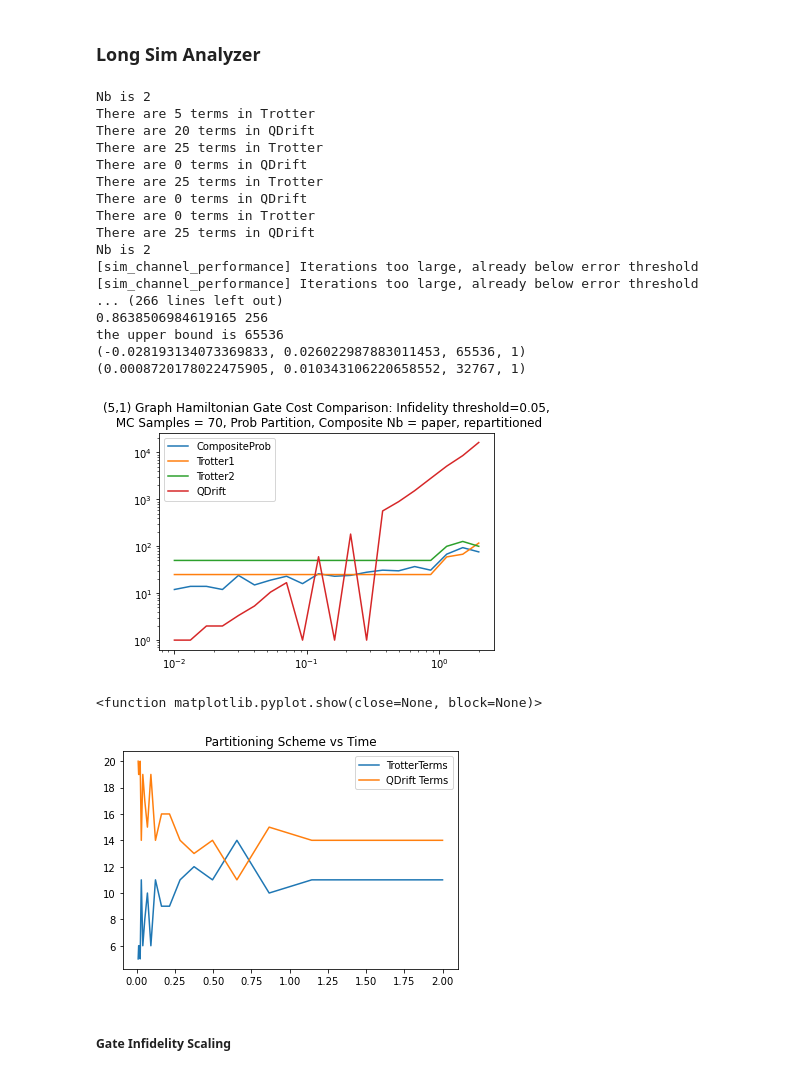
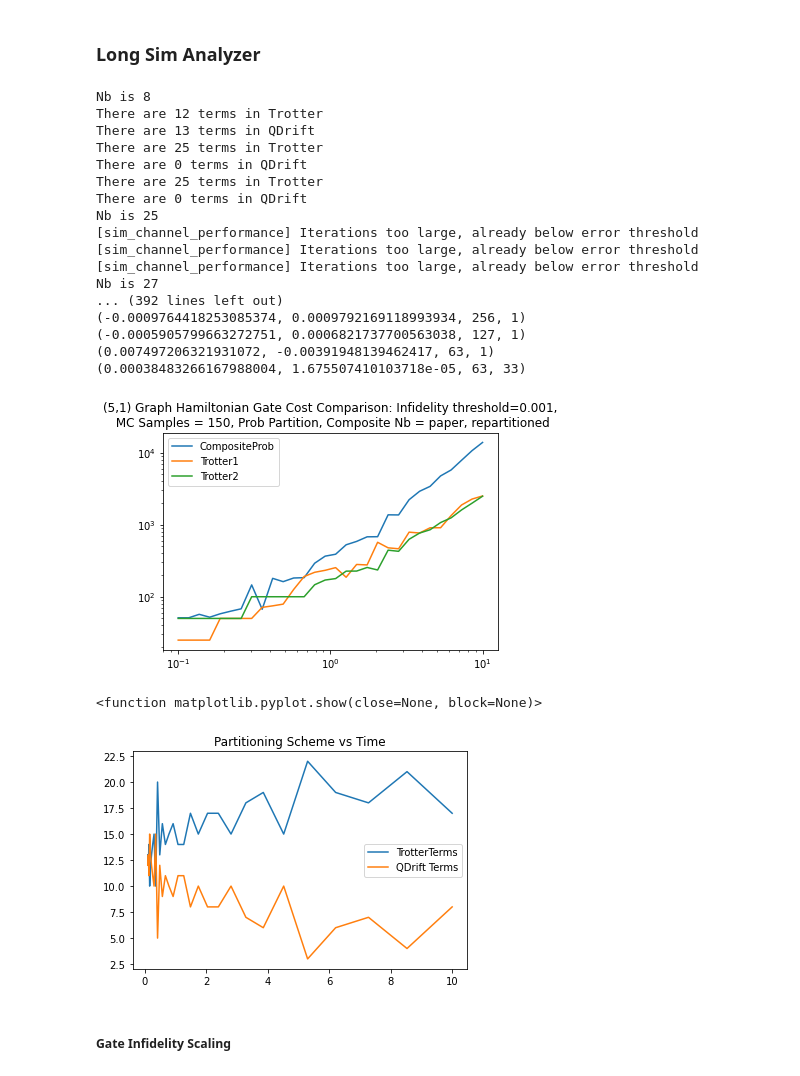
Before and after one commit to mattp97/Trotter-Qdrift-Simulation, a Jupyter notebook: Hybridized Simulation Jellium.ipynb, the cells around one changed output. Drawn from its saved outputs; the diff is of its cells as text; code cells hidden in the pictures.

```diff
--- a/Hybridized Simulation Jellium.ipynb
+++ b/Hybridized Simulation Jellium.ipynb
@@ -523,18 +526,18 @@ plt.show()
 ### Long Sim Analyzer
 # %%
 #beware of runtime
-CompSim = CompositeSim(graph_hamiltonian_list, inner_order=2, outer_order=1, initial_time=0.01, partition="prob", nb_optimizer=False, weight_threshold=0.5, epsilon=0.01)
-TrotSim1 = CompositeSim(graph_hamiltonian_list, inner_order=1, outer_order=1, partition="trotter", epsilon=0.01)
-TrotSim2 = CompositeSim(graph_hamiltonian_list, inner_order=2, outer_order=1, partition="trotter", epsilon=0.01)
+CompSim = CompositeSim(graph_hamiltonian_list, inner_order=2, outer_order=1, initial_time=0.01, partition="prob", nb_optimizer=False, weight_threshold=0.5, epsilon=0.001)
+TrotSim1 = CompositeSim(graph_hamiltonian_list, inner_order=1, outer_order=1, partition="trotter", epsilon=0.001)
+TrotSim2 = CompositeSim(graph_hamiltonian_list, inner_order=2, outer_order=1, partition="trotter", epsilon=0.001)
 #QDSim  = CompositeSim(graph_hamiltonian_list, inner_order=1, outer_order=1, partition="qdrift", epsilon=0.05)
 
 iterations = 1
 samples = 1
-mc_samples = 125
+mc_samples = 150
 
-tStart = 0.5
-tFinal = 5
-tSteps = 20
+tStart = 0.1
+tFinal = 10
+tSteps = 30
 times = np.geomspace(tStart, tFinal, tSteps)
 
 CompSim_results = dict()
@@ -554,41 +557,41 @@ for t in times:
 
 partition_dist = np.array(partition_dist)
 
-outfile = open("sim_channel_performance_with_prob_repartitioning_MAY31_01.json", "w")
+outfile = open("sim_channel_performance_with_prob_repartitioning_June_01.json", "w")
 json.dump(CompSim_results, outfile)
 json.dump(TrotSim1_results, outfile)
 json.dump(TrotSim2_results, outfile)
 #json.dump(QDSim_results, outfile)
 outfile.close()
 # %% [output]
-Nb is 2
-There are 5 terms in Trotter
-There are 20 terms in QDrift
+Nb is 8
+There are 12 terms in Trotter
+There are 13 terms in QDrift
 There are 25 terms in Trotter
 There are 0 terms in QDrift
 There are 25 terms in Trotter
 There are 0 terms in QDrift
-There are 0 terms in Trotter
-There are 25 terms in QDrift
-Nb is 2
+Nb is 25
 [sim_channel_performance] Iterations too large, already below error threshold
 [sim_channel_performance] Iterations too large, already below error threshold
-... (266 lines left out)
-0.8638506984619165 256
-the upper bound is 65536
-(-0.028193134073369833, 0.026022987883011453, 65536, 1)
-(0.0008720178022475905, 0.010343106220658552, 32767, 1)
+[sim_channel_performance] Iterations too large, already below error threshold
+Nb is 27
+... (392 lines left out)
+(-0.0009764418253085374, 0.0009792169118993934, 256, 1)
+(-0.0005905799663272751, 0.0006821737700563038, 127, 1)
+(0.007497206321931072, -0.00391948139462417, 63, 1)
+(0.00038483266167988004, 1.675507410103718e-05, 63, 33)
 # %%
 
-plt.title("(5,1) Graph Hamiltonian Gate Cost Comparison: Infidelity threshold=0.05,\n MC Samples = 70, Prob Partition, Composite Nb = paper, repartitioned")
+plt.title("(5,1) Graph Hamiltonian Gate Cost Comparison: Infidelity threshold=0.001,\n MC Samples = 150, Prob Partition, Composite Nb = paper, repartitioned")
 plt.loglog(times, list(CompSim_results.values()), label="CompositeProb")
 plt.loglog(times, list(TrotSim1_results.values()), label="Trotter1")
 plt.loglog(times, list(TrotSim2_results.values()), label="Trotter2")
 #plt.loglog(times, list(QDSim_results.values()), label="QDrift")
 plt.legend()
 plt.show()
 # %% [output]
-[figure, old version]
+[figure, new version]
 # %%
 plt.title("Partitioning Scheme vs Time")
 plt.plot(times, partition_dist[:,0], label="TrotterTerms")
@@ -598,7 +601,7 @@ plt.legend()
 plt.show
 # %% [output]
 <function matplotlib.pyplot.show(close=None, block=None)>
-[figure, old version]
+[figure, new version]
 # %% [markdown]
 ##### Gate Infidelity Scaling
 # %% [markdown]
```
Also changed, not shown: parts of 4 cells of this notebook, 1 other file.
